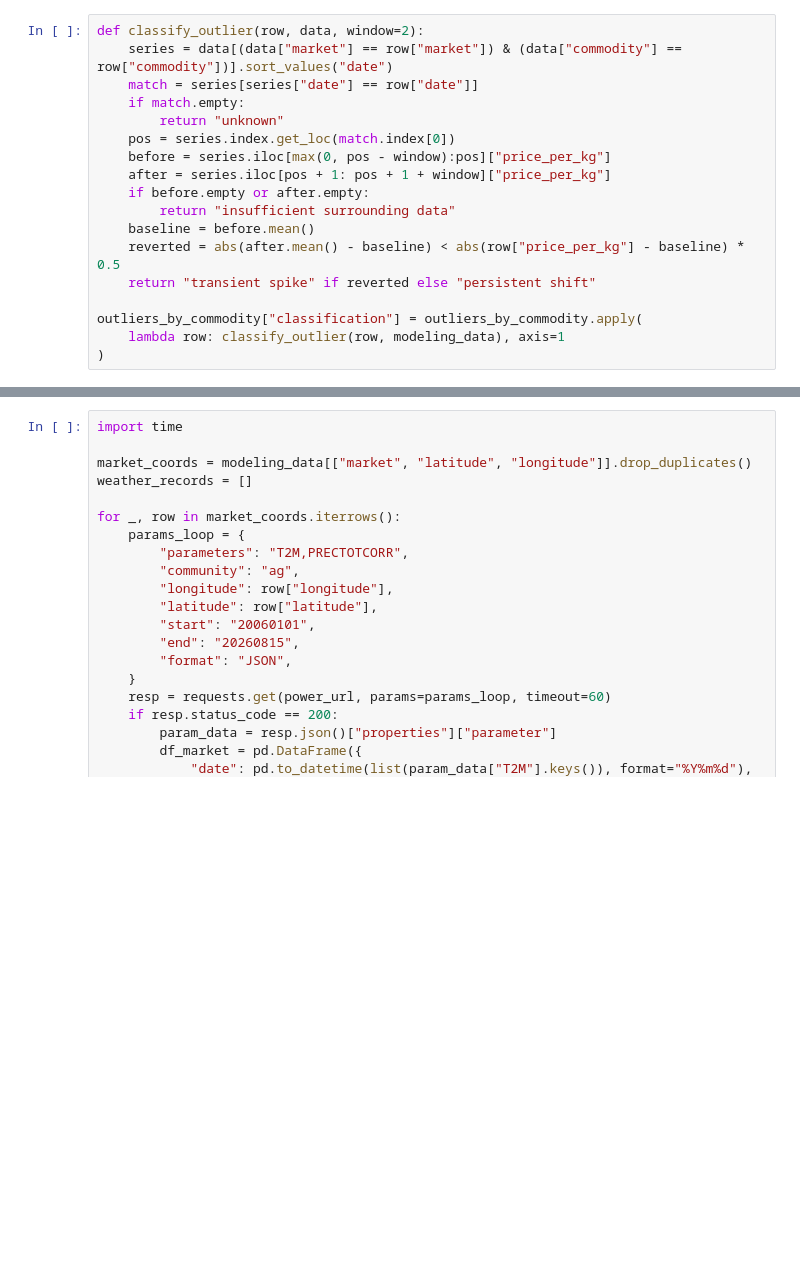
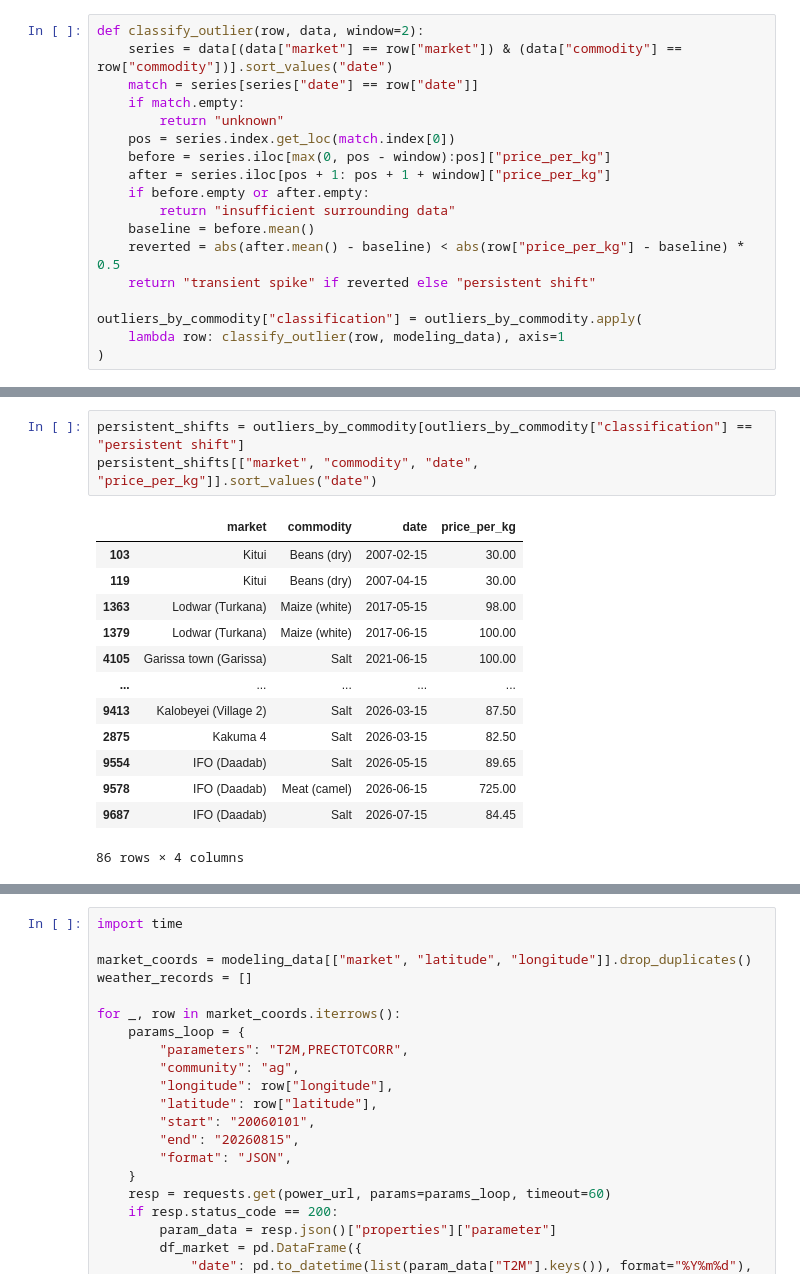
Before and after one commit to kevinkiplangat432/Predictive-Time-Series-Pipeline-using-a-Dual-Input-LSTM-and-Geospatial-Mapping, a Jupyter notebook: kenyan_prices_food.ipynb, the cells around one changed output, grey strips where cells are left out. Saved outputs shown, nothing was run; the diff lists cells and outputs as text; blank space fills up the shorter version.

```diff
--- a/kenyan_prices_food.ipynb
+++ b/kenyan_prices_food.ipynb
@@ -864,0 +876,17 @@ print(outliers_by_commodity["classification"].value_counts())
+# %%
+persistent_shifts = outliers_by_commodity[outliers_by_commodity["classification"] == "persistent shift"]
+persistent_shifts[["market", "commodity", "date", "price_per_kg"]].sort_values("date")
+# %% [output]
+|  | market | commodity | date | price_per_kg |
+| 103 | Kitui | Beans (dry) | 2007-02-15 | 30.00 |
+| 119 | Kitui | Beans (dry) | 2007-04-15 | 30.00 |
+| 1363 | Lodwar (Turkana) | Maize (white) | 2017-05-15 | 98.00 |
+| 1379 | Lodwar (Turkana) | Maize (white) | 2017-06-15 | 100.00 |
+| 4105 | Garissa town (Garissa) | Salt | 2021-06-15 | 100.00 |
+| ... | ... | ... | ... | ... |
+| 9413 | Kalobeyei (Village 2) | Salt | 2026-03-15 | 87.50 |
+| 2875 | Kakuma 4 | Salt | 2026-03-15 | 82.50 |
+| 9554 | IFO (Daadab) | Salt | 2026-05-15 | 89.65 |
+| 9578 | IFO (Daadab) | Meat (camel) | 2026-06-15 | 725.00 |
+| 9687 | IFO (Daadab) | Salt | 2026-07-15 | 84.45 |
+86 rows × 4 columns
```
Also changed, not shown: parts of 12 cells of this notebook.
